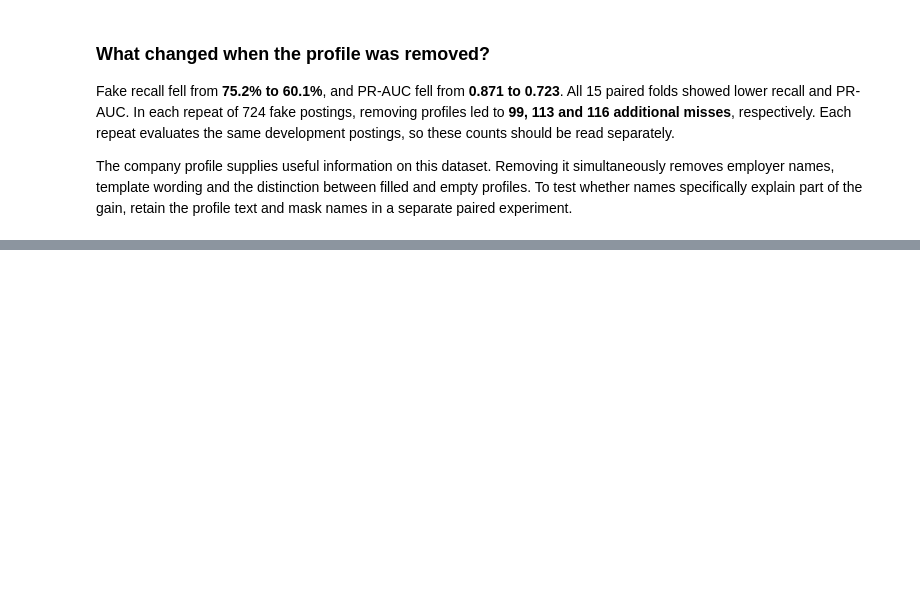
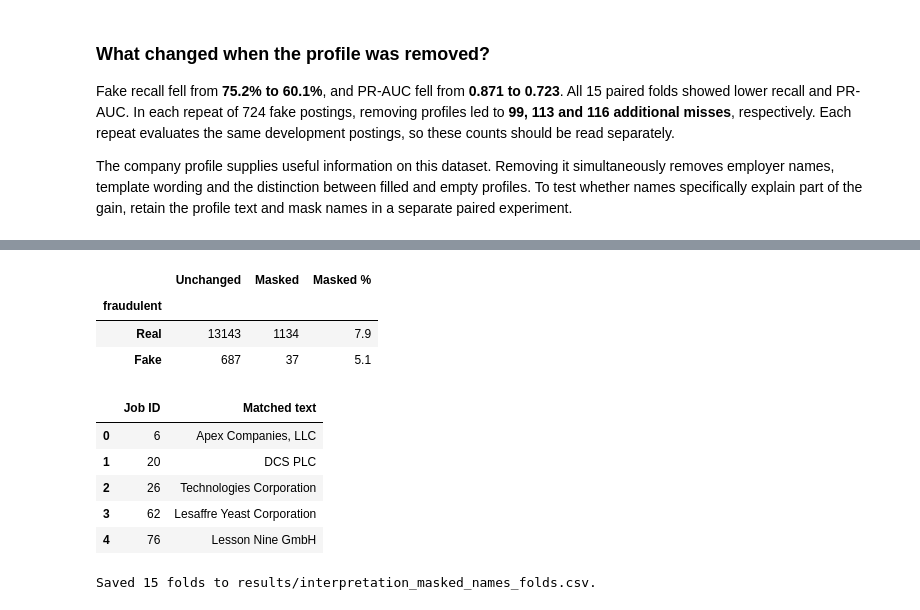
Before and after one commit to fadimedemirbas/SE3513-ML, a Jupyter notebook: interpretation.ipynb, the cells around one changed output, grey strips where cells are left out. Saved outputs shown, nothing was run; the diff lists cells and outputs as text; code cells hidden in the pictures; blank space fills up the shorter version.

```diff
--- a/interpretation.ipynb
+++ b/interpretation.ipynb
@@ -216,0 +221,75 @@ The company profile supplies useful information on this dataset. Removing it sim
+# %%
+from pathlib import Path
+import re
+import pandas as pd
+import sklearn
+from IPython.display import display
+from fakejob.data import load_split
+from fakejob.features import CORE_TEXT_FIELDS, STEP2_CONFIG, build_pipeline, posting_features
+from fakejob.evaluation import repeated_group_cv
+
+if sklearn.__version__ != "1.6.1":
+    raise RuntimeError("Use scikit-learn 1.6.1 to reproduce the project split.")
+split = load_split()
+dev = split.model_df.loc[split.dev_index].copy()
+y = dev["fraudulent"]
+assert len(dev) == 15001 and dev.index.intersection(split.test_index).empty
+
+token = r"[A-Z][A-Za-z0-9'’&-]*"
+legal_name = re.compile(
+    rf"\b(?P<stem>{token}(?:[ \t]+{token}){{0,4}}?)(?:,[ \t]*|[ \t]+)"
+    r"(?i:incorporated|corporation|limited|corp|inc|llc|ltd|plc|llp|gmbh)\b"
+)
+# Avoid masking common standalone words as if they were unique company names.
+generic = {"we", "the", "our", "join", "company", "corporate", "public", "private",
+           "a", "an", "at", "and", "is", "are", "us", "liability", "limited"}
+def mask_names(fields):
+    stems, names = set(), set()
+    for field in fields:
+        for match in legal_name.finditer(field):
+            stem = match["stem"]
+            if stem.lower() not in generic:
+                stems.add(stem)
+                names.add(match.group())
+    if not names:
+        return fields, []
+    variants = sorted(names | stems, key=lambda text: (-len(text), text))
+    pattern = re.compile(r"(?<!\w)(?:" + "|".join(map(re.escape, variants)) + r")(?!\w)", re.I)
+    return [pattern.sub("ORGNAME", field) for field in fields], sorted(names)
+
+columns = list(CORE_TEXT_FIELDS)
+masked = dev.copy()
+changed, examples = [], []
+for idx, fields in zip(dev.index, dev[columns].fillna("").itertuples(index=False, name=None)):
+    replacements, names = mask_names(fields)
+    if names:
+        masked.loc[idx, columns] = replacements
+        changed.append(idx)
+        if len(examples) < 5:
+            examples.append({"Job ID": dev.at[idx, "job_id"], "Matched text": names[0]})
+coverage = pd.crosstab(y, dev.index.isin(changed)).reindex(columns=[False, True], fill_value=0)
+coverage.columns = ["Unchanged", "Masked"]
+coverage["Masked %"] = 100 * coverage["Masked"] / coverage.sum(axis=1)
+display(coverage.rename(index={0: "Real", 1: "Fake"}).round(1))
+display(pd.DataFrame(examples))
+# Only development data is used. Preserve the baseline ordering, folds and threshold policy.
+result = repeated_group_cv(
+    build_pipeline(STEP2_CONFIG), posting_features(masked), y, split.groups.loc[y.index],
+    name="Masked company names", n_splits=5, n_repeats=3, inner_splits=3, seed=0, n_jobs=3,
+)
+fold_file = Path("results") / "interpretation_masked_names_folds.csv"
+assert len(result.folds) == 15
+result.folds.to_csv(fold_file, index=False)
+print(f"Saved {len(result.folds)} folds to {fold_file}.")
+# %% [output]
+|  | Unchanged | Masked | Masked % |
+| fraudulent |  |  |  |
+| Real | 13143 | 1134 | 7.9 |
+| Fake | 687 | 37 | 5.1 |
+|  | Job ID | Matched text |
+| 0 | 6 | Apex Companies, LLC |
+| 1 | 20 | DCS PLC |
+| 2 | 26 | Technologies Corporation |
+| 3 | 62 | Lesaffre Yeast Corporation |
+| 4 | 76 | Lesson Nine GmbH |
+Saved 15 folds to results/interpretation_masked_names_folds.csv.
```
Also changed, not shown: parts of 11 cells of this notebook, 5 other files.
